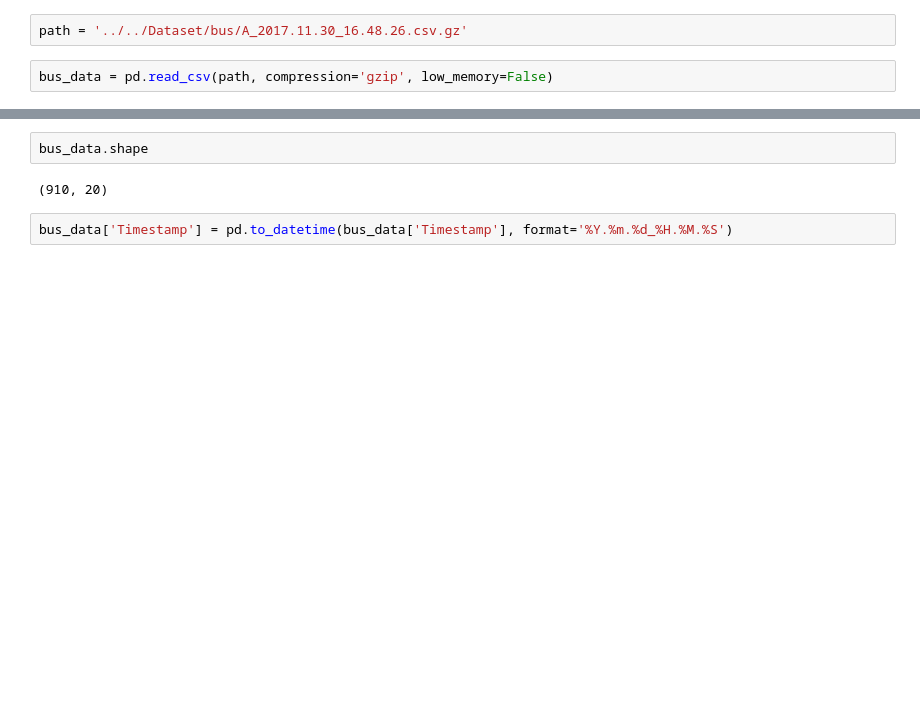
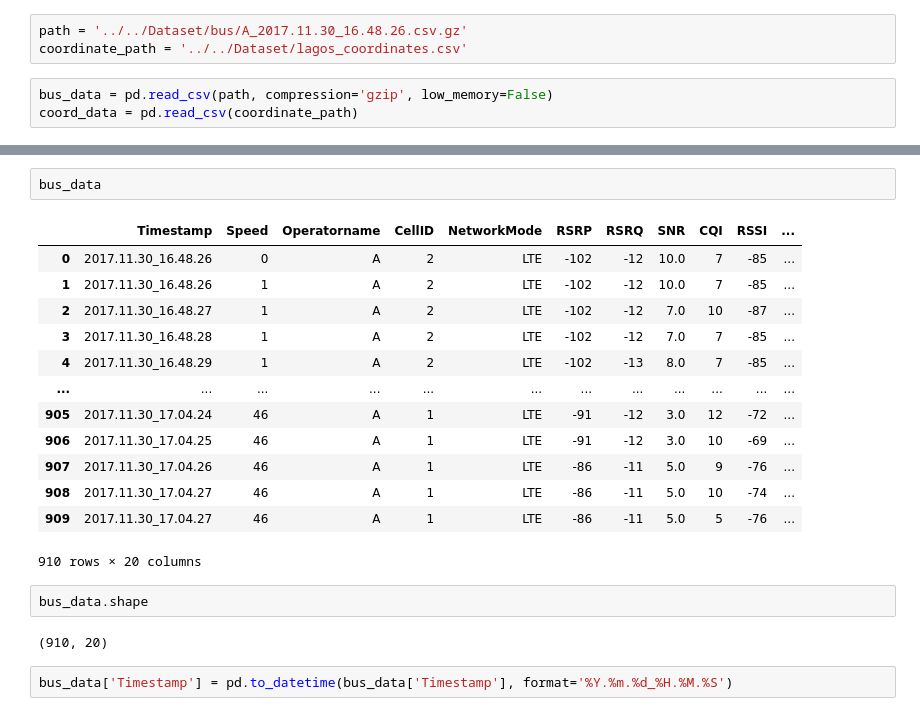
Before and after one commit to neyedhayo/LTE-network-pricing-pattern, a Jupyter notebook: build/notebooks/UserDetectionModel.ipynb, the cells around one changed output, grey strips where cells are left out. Drawn from its saved outputs; the diff is of its cells as text; blank space fills up the shorter version.

```diff
--- a/build/notebooks/UserDetectionModel.ipynb
+++ b/build/notebooks/UserDetectionModel.ipynb
@@ -14,4 +18,6 @@ from tensorflow.keras.layers import LSTM, Dense, Dropout
 # %%
 path = '../../Dataset/bus/A_2017.11.30_16.48.26.csv.gz'
+coordinate_path = '../../Dataset/lagos_coordinates.csv'
 # %%
 bus_data = pd.read_csv(path, compression='gzip', low_memory=False)
+coord_data = pd.read_csv(coordinate_path)
@@ -27,3 +62,19 @@ bus_data.head()
+# %%
+bus_data
+# %% [output]
+|  | Timestamp | Speed | Operatorname | CellID | NetworkMode | RSRP | RSRQ | SNR | CQI | RSSI | ... |
+| 0 | 2017.11.30_16.48.26 | 0 | A | 2 | LTE | -102 | -12 | 10.0 | 7 | -85 | ... |
+| 1 | 2017.11.30_16.48.26 | 1 | A | 2 | LTE | -102 | -12 | 10.0 | 7 | -85 | ... |
+| 2 | 2017.11.30_16.48.27 | 1 | A | 2 | LTE | -102 | -12 | 7.0 | 10 | -87 | ... |
+| 3 | 2017.11.30_16.48.28 | 1 | A | 2 | LTE | -102 | -12 | 7.0 | 7 | -85 | ... |
+| 4 | 2017.11.30_16.48.29 | 1 | A | 2 | LTE | -102 | -13 | 8.0 | 7 | -85 | ... |
+| ... | ... | ... | ... | ... | ... | ... | ... | ... | ... | ... | ... |
+| 905 | 2017.11.30_17.04.24 | 46 | A | 1 | LTE | -91 | -12 | 3.0 | 12 | -72 | ... |
+| 906 | 2017.11.30_17.04.25 | 46 | A | 1 | LTE | -91 | -12 | 3.0 | 10 | -69 | ... |
+| 907 | 2017.11.30_17.04.26 | 46 | A | 1 | LTE | -86 | -11 | 5.0 | 9 | -76 | ... |
+| 908 | 2017.11.30_17.04.27 | 46 | A | 1 | LTE | -86 | -11 | 5.0 | 10 | -74 | ... |
+| 909 | 2017.11.30_17.04.27 | 46 | A | 1 | LTE | -86 | -11 | 5.0 | 5 | -76 | ... |
+910 rows × 20 columns
 # %%
 bus_data.shape
 # %% [output]
```
Also changed, not shown: parts of 5 cells of this notebook, 1 other file.
